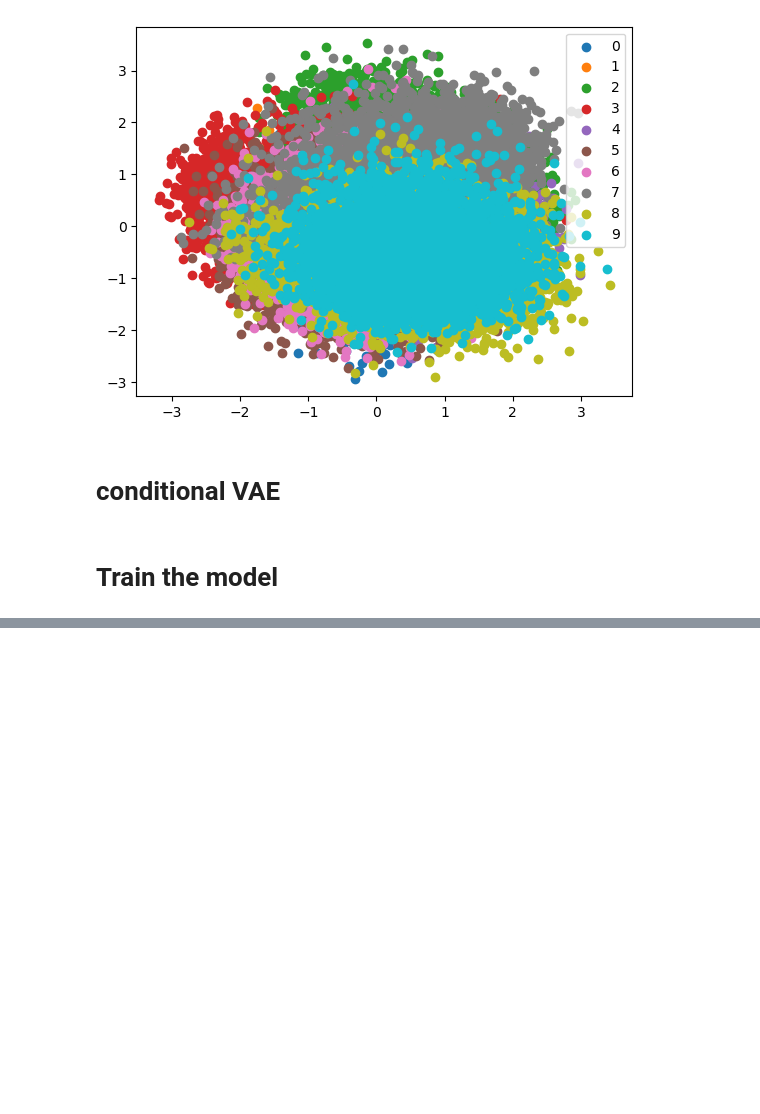
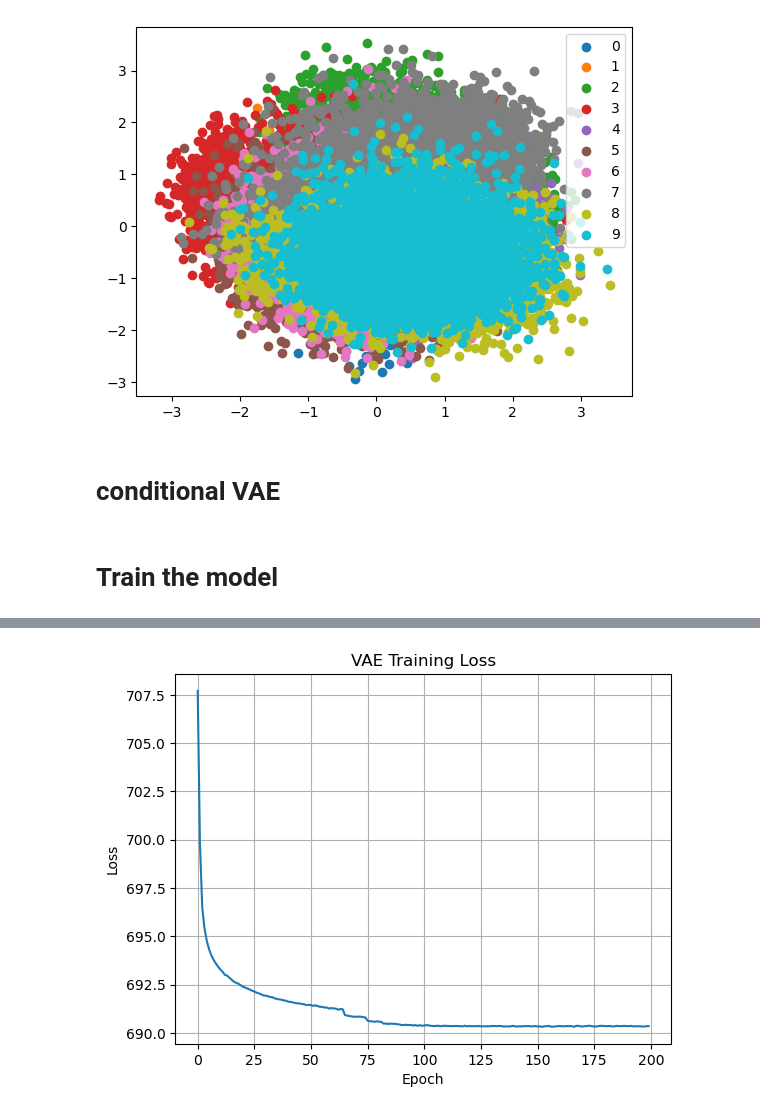
Before and after one commit to pyrysj/diffusion-models-project, a Jupyter notebook: VAE-notebook.ipynb, the cells around one changed output, grey strips where cells are left out. Saved outputs shown, nothing was run; the diff lists cells and outputs as text; code cells hidden in the pictures; blank space fills up the shorter version.

```diff
--- a/VAE-notebook.ipynb
+++ b/VAE-notebook.ipynb
@@ -599,9 +599,9 @@ class Decoder(nn.Module):
         c= self.embedding(c)
 
         z = torch.cat([z,c], dim=1)
-        z = self.decoder_input(x)
-        z = self.reshape(x)
-        z = self.decoder_stack(x)
+        z = self.decoder_input(z)
+        z = self.reshape(z)
+        z = self.decoder_stack(z)
         return z
 
 
@@ -625,7 +625,7 @@ class CVAE(nn.Module):
 # %% [markdown]
 # Train the model
 # %%
-epochs = 10
+epochs = 200
 learning_rate = 1e-3
 
 model = CVAE().to(device)
@@ -671,0 +691 @@ RuntimeError: Tensors must have same number of dimensions: got 4 and 2
+[figure, added]
```
Also changed, not shown: parts of 3 cells of this notebook.
